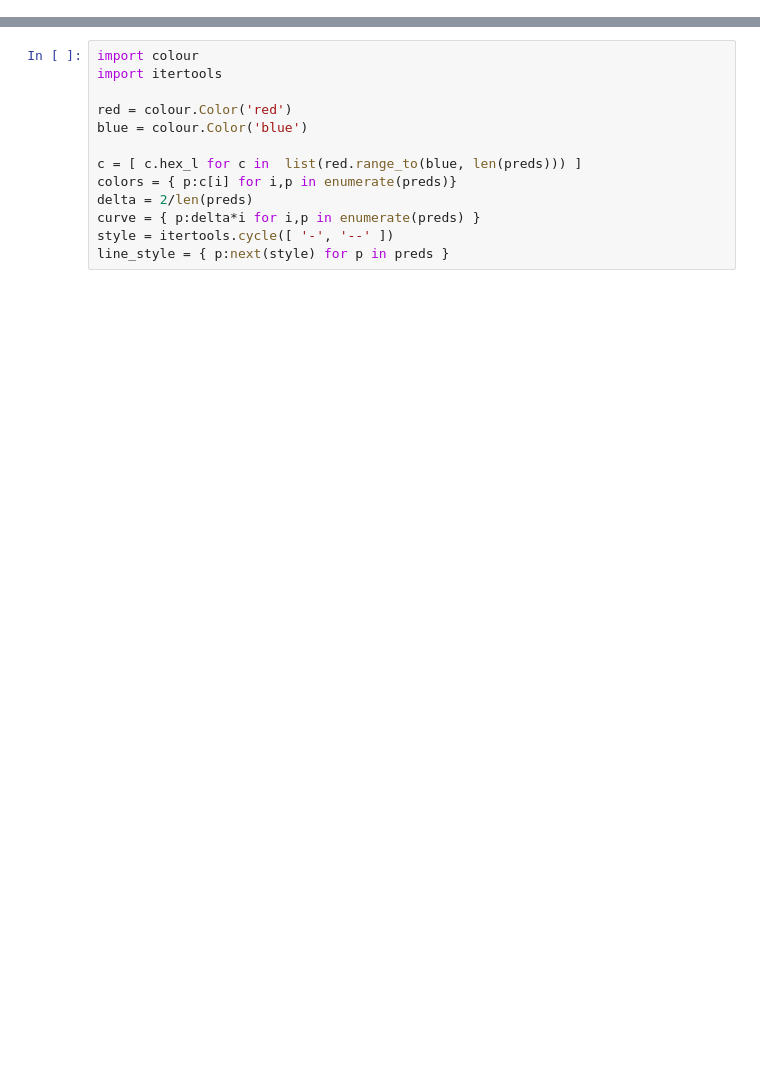
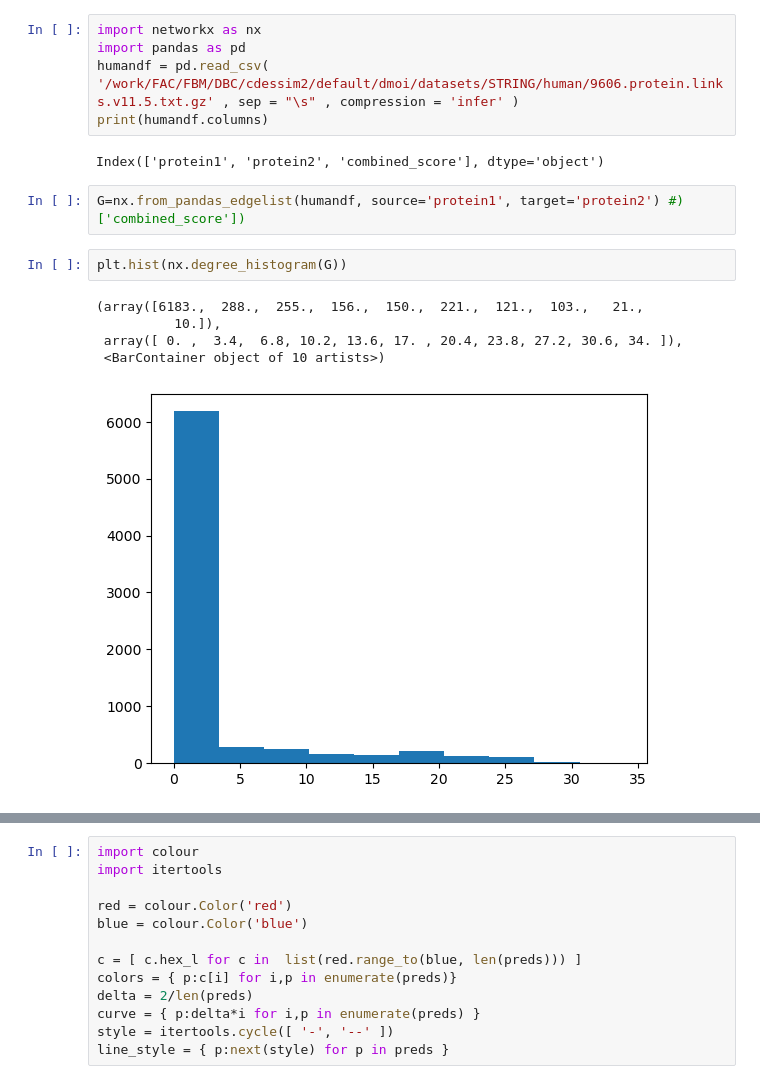
Before and after one commit to DessimozLab/RDF_Graphnet, a Jupyter notebook: rdf2network/rdf2networkx.ipynb, the cells around one changed output, grey strips where cells are left out. Cells and saved outputs as stored; diff of their text form; blank space fills up the shorter version.

```diff
--- a/rdf2network/rdf2networkx.ipynb
+++ b/rdf2network/rdf2networkx.ipynb
@@ -28,3 +25,20 @@ rdflib Graph loaded successfully with 2620310 triples
+# %%
+import networkx as nx
+import pandas as pd
+humandf = pd.read_csv( '/work/FAC/FBM/DBC/cdessim2/default/dmoi/datasets/STRING/human/9606.protein.links.v11.5.txt.gz' , sep = "\s" , compression = 'infer' )
+print(humandf.columns)
+# %% [output]
+Index(['protein1', 'protein2', 'combined_score'], dtype='object')
+# %%
+G=nx.from_pandas_edgelist(humandf, source='protein1', target='protein2') #)['combined_score'])
+# %%
+plt.hist(nx.degree_histogram(G))
+# %% [output]
+(array([6183.,  288.,  255.,  156.,  150.,  221.,  121.,  103.,   21.,
+          10.]),
+ array([ 0. ,  3.4,  6.8, 10.2, 13.6, 17. , 20.4, 23.8, 27.2, 30.6, 34. ]),
+ <BarContainer object of 10 artists>)
+[figure, added]
 # %%
 preds = rg.predicates(subject=None, object=None, unique=True)
 preds = [ p for  p in preds]
```
Also changed, not shown: parts of 14 cells of this notebook, 2 other files.
